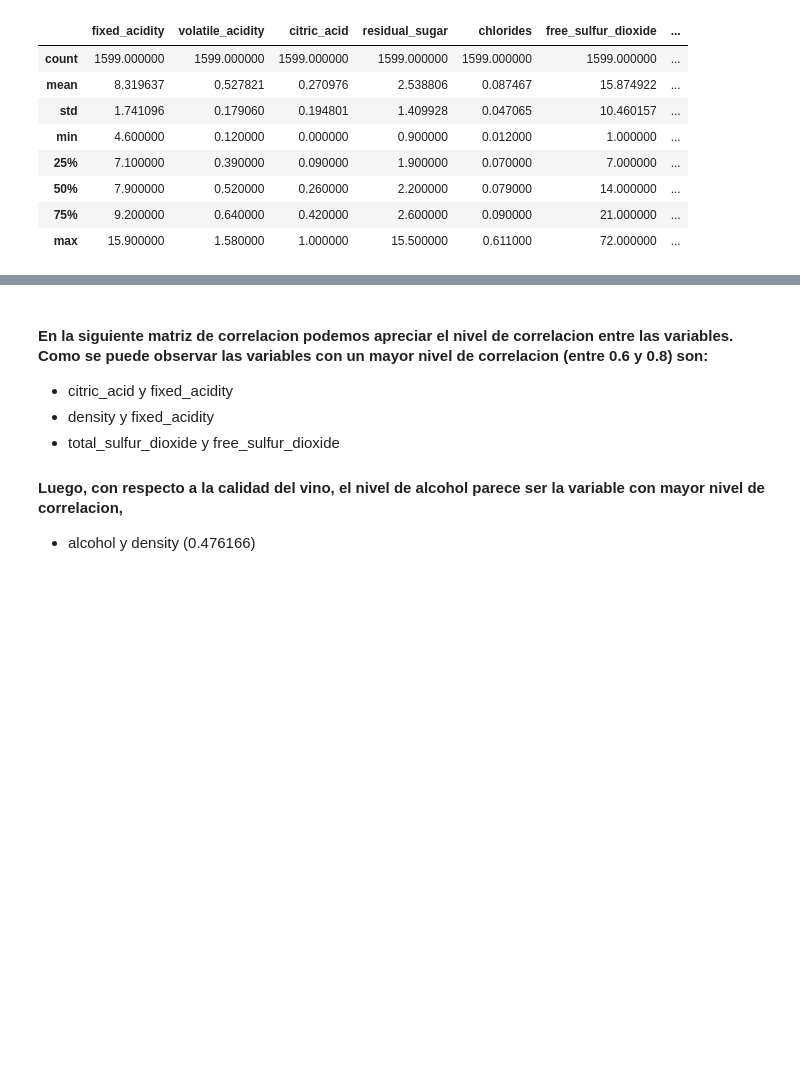
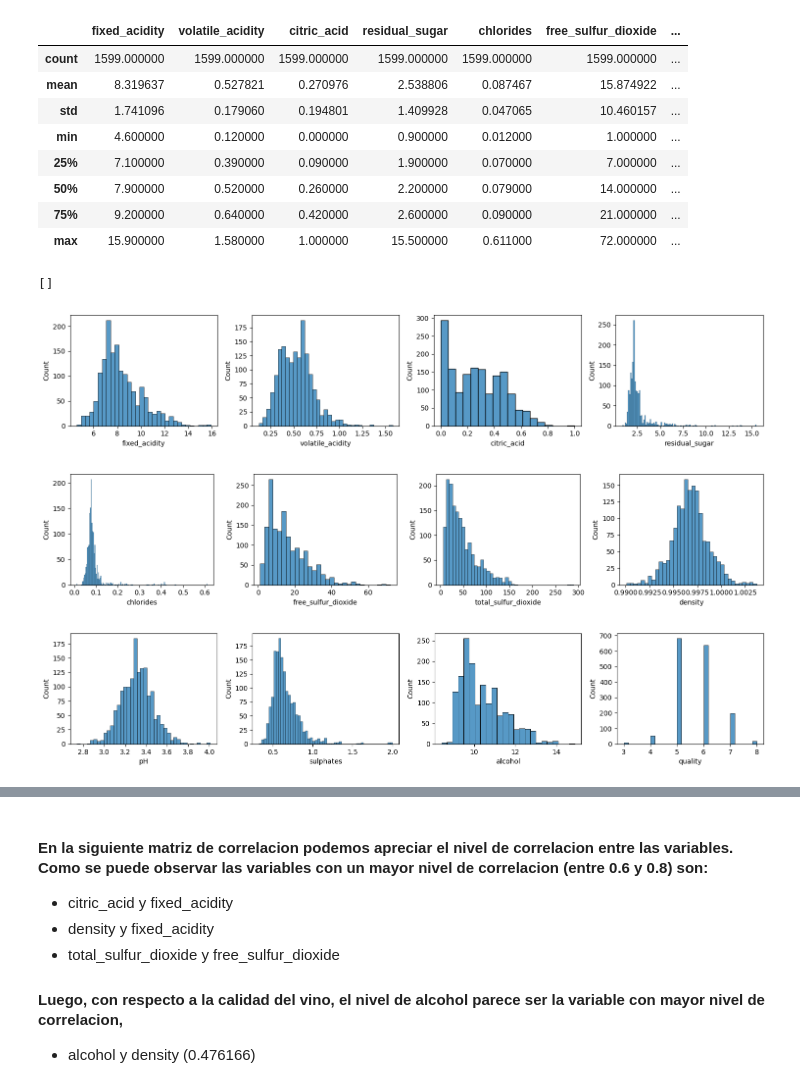
Before and after one commit to kronleuchter85/ceiot_machine_learning, a Jupyter notebook: clase2/enunciado_tp/TP1.ipynb, the cells around one changed output, grey strips where cells are left out. Cells and saved outputs as stored; diff of their text form; code cells hidden in the pictures; blank space fills up the shorter version.

```diff
--- a/clase2/enunciado_tp/TP1.ipynb
+++ b/clase2/enunciado_tp/TP1.ipynb
@@ -130,4 +131,31 @@ df.describe()
 | 50% | 7.900000 | 0.520000 | 0.260000 | 2.200000 | 0.079000 | 14.000000 | ... |
 | 75% | 9.200000 | 0.640000 | 0.420000 | 2.600000 | 0.090000 | 21.000000 | ... |
 | max | 15.900000 | 1.580000 | 1.000000 | 15.500000 | 0.611000 | 72.000000 | ... |
+# %%
+fig, ax = plt.subplots(1, 4, figsize=(15, 3))
+sns.histplot(data=df, x="fixed_acidity", ax=ax[0])
+sns.histplot(data=df, x="volatile_acidity", ax=ax[1])
+sns.histplot(data=df, x="citric_acid", ax=ax[2])
+sns.histplot(data=df, x="residual_sugar", ax=ax[3])
+plt.tight_layout()
+plt.plot()
+fig, ax = plt.subplots(1, 4, figsize=(15, 3))
+sns.histplot(data=df, x="chlorides", ax=ax[0])
+sns.histplot(data=df, x="free_sulfur_dioxide", ax=ax[1])
+sns.histplot(data=df, x="total_sulfur_dioxide", ax=ax[2])
+sns.histplot(data=df, x="density", ax=ax[3])
+plt.tight_layout()
+plt.plot()
+fig, ax = plt.subplots(1, 4, figsize=(15, 3))
+sns.histplot(data=df, x="pH", ax=ax[0])
+sns.histplot(data=df, x="sulphates", ax=ax[1])
+sns.histplot(data=df, x="alcohol", ax=ax[2])
+sns.histplot(data=df, x="quality", ax=ax[3])
+plt.tight_layout()
+plt.plot()
+# %% [output]
+[]
+[figure, added]
+[figure, added]
+[figure, added]
 # %%
```
Also changed, not shown: parts of 31 cells of this notebook, 1 other file.
